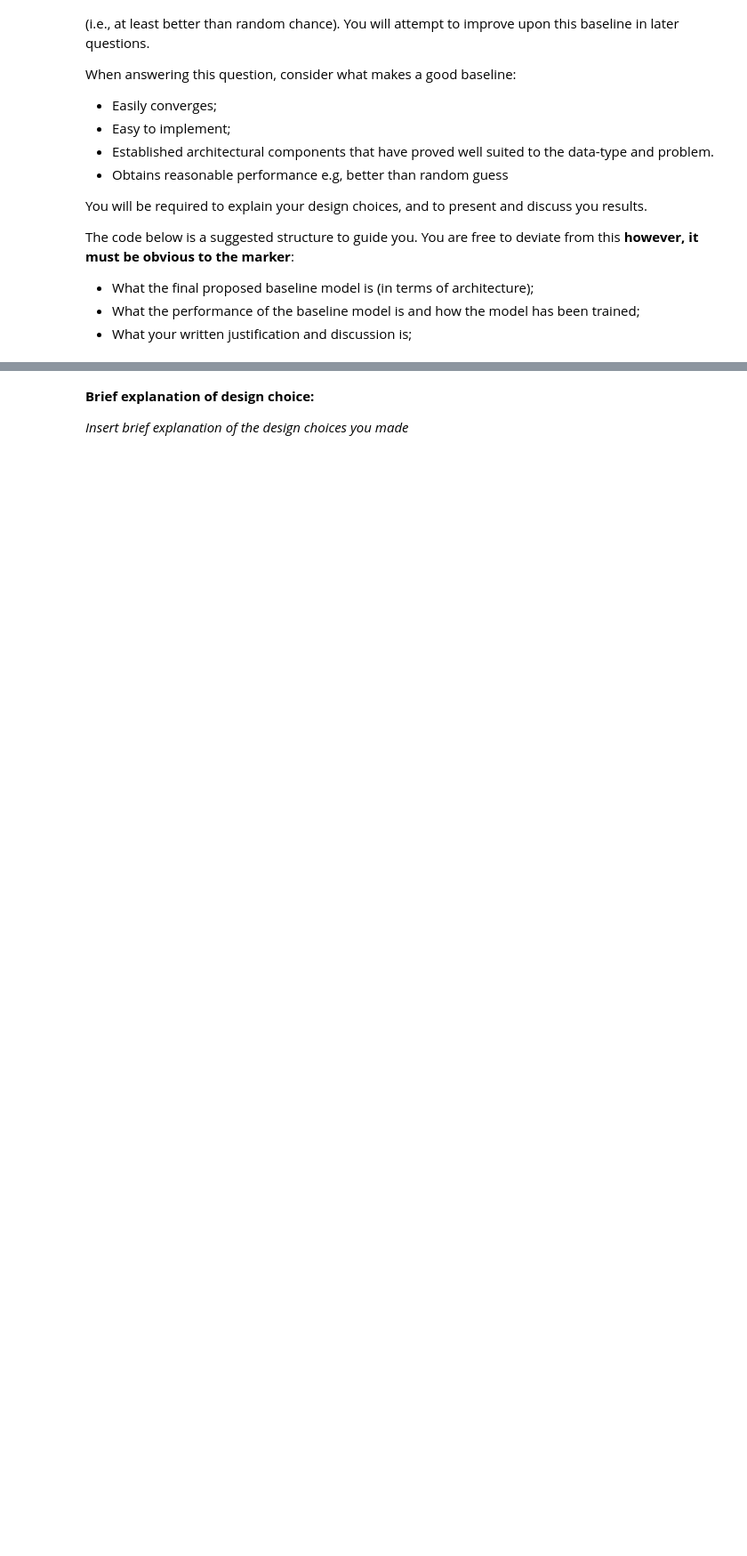
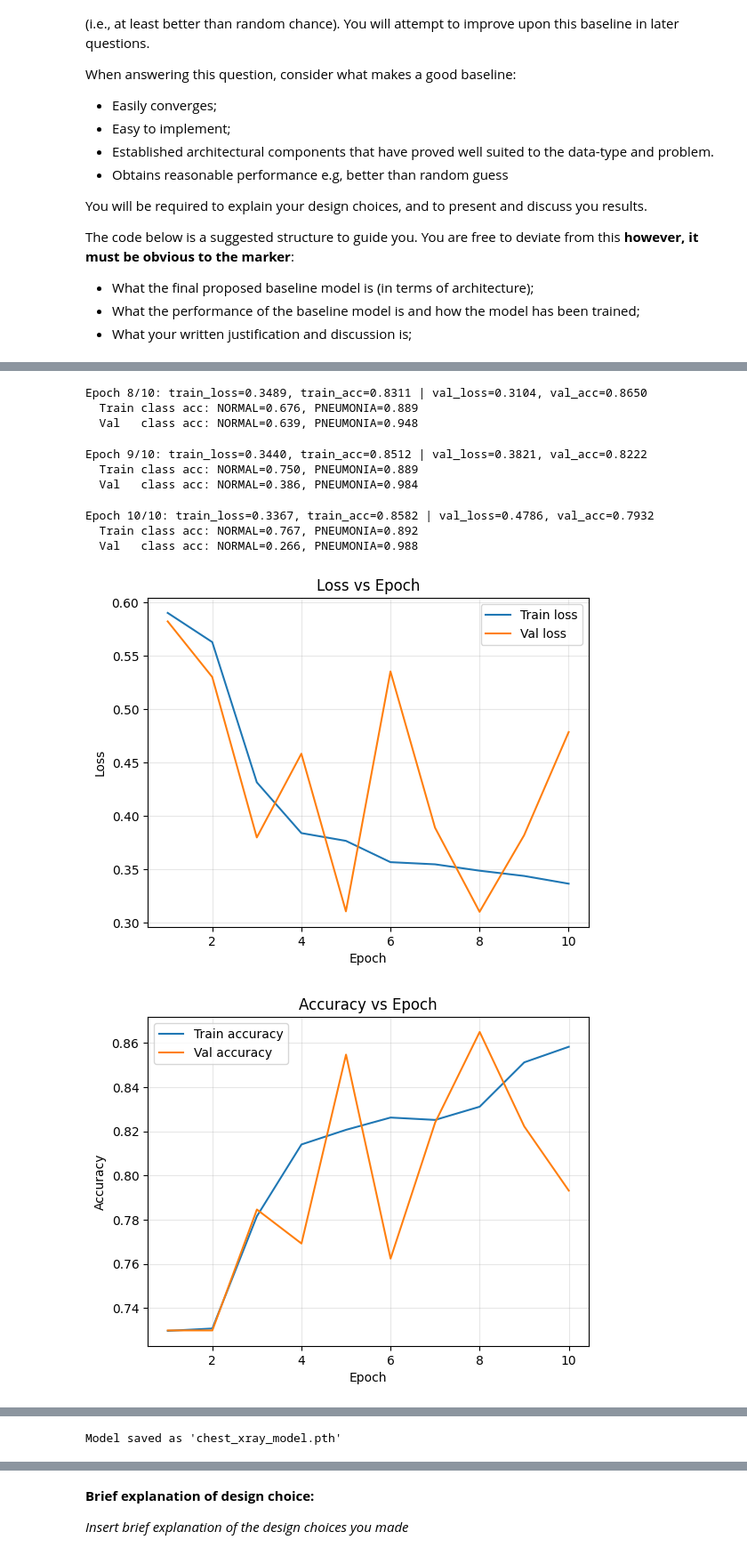
Before and after one commit to robotics-hana/deeplearning, a Jupyter notebook: COMP0188_CW1_Questions.ipynb, the cells around one changed output, grey strips where cells are left out. Shown: that part at 89% size. Cells and saved outputs as stored; diff of their text form; code cells hidden in the pictures; blank space fills up the shorter version.

```diff
--- a/COMP0188_CW1_Questions.ipynb
+++ b/COMP0188_CW1_Questions.ipynb
@@ -641,8 +698,7 @@ train_labels = [lbl for _, lbl in train_dataset.images]
 counts = np.bincount(train_labels, minlength=2)
 
 criterion = nn.CrossEntropyLoss()
-optimizer = optim.SGD(model.parameters(), lr=lr, momentum=0.9)
-
+optimizer = optim.Adam(model.parameters(), lr=lr)
         ########################################################################
         #                             END OF YOUR CODE                         #
         ########################################################################
@@ -668,0 +739,11 @@ KeyboardInterrupt:
+Epoch 8/10: train_loss=0.3489, train_acc=0.8311 | val_loss=0.3104, val_acc=0.8650
+  Train class acc: NORMAL=0.676, PNEUMONIA=0.889
+  Val   class acc: NORMAL=0.639, PNEUMONIA=0.948
+Epoch 9/10: train_loss=0.3440, train_acc=0.8512 | val_loss=0.3821, val_acc=0.8222
+  Train class acc: NORMAL=0.750, PNEUMONIA=0.889
+  Val   class acc: NORMAL=0.386, PNEUMONIA=0.984
+Epoch 10/10: train_loss=0.3367, train_acc=0.8582 | val_loss=0.4786, val_acc=0.7932
+  Train class acc: NORMAL=0.767, PNEUMONIA=0.892
+  Val   class acc: NORMAL=0.266, PNEUMONIA=0.988
+[figure, added]
+[figure, added]
@@ -668,0 +751 @@ KeyboardInterrupt:
+Model saved as 'chest_xray_model.pth'
```
Also changed, not shown: parts of 17 cells of this notebook.
